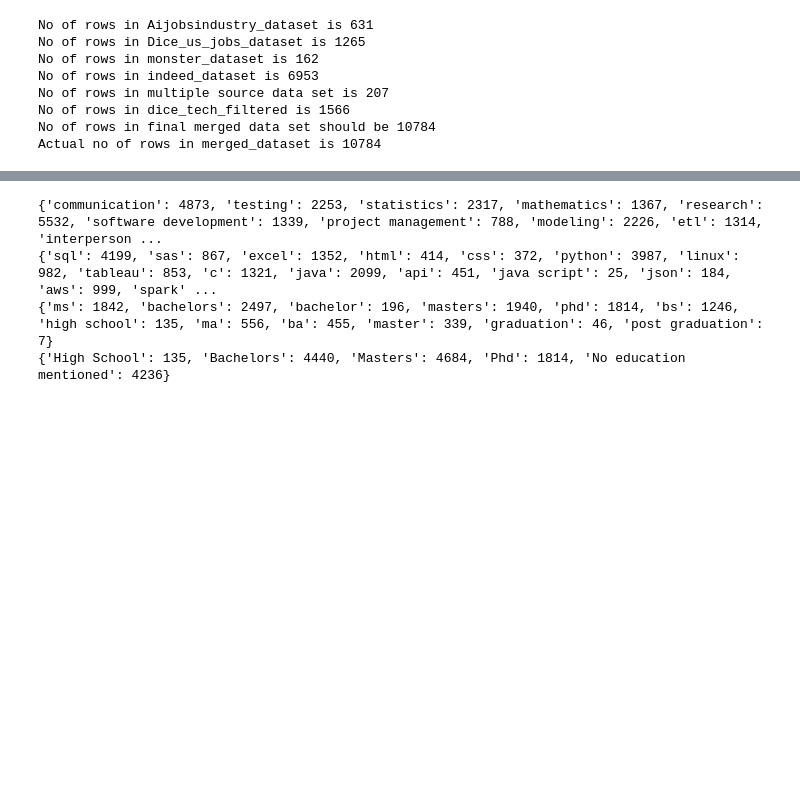
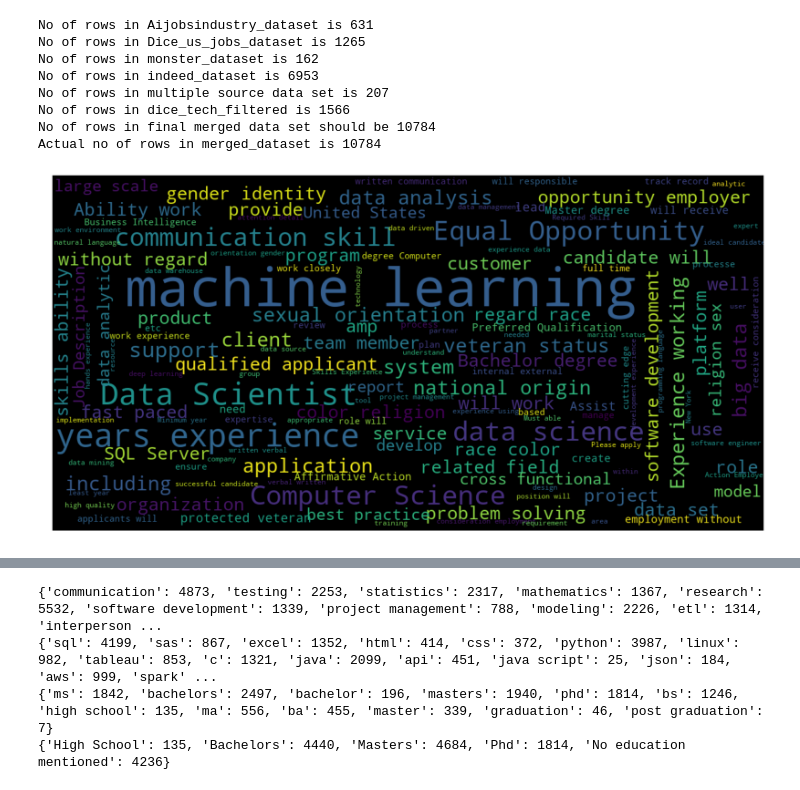
Before and after one commit to DataAnalyticsUCBX/Job_Analytics, a Jupyter notebook: Job_Analytics.ipynb, the cells around one changed output, grey strips where cells are left out. Cells and saved outputs as stored; diff of their text form; code cells hidden in the pictures; blank space fills up the shorter version.

```diff
--- a/Job_Analytics.ipynb
+++ b/Job_Analytics.ipynb
@@ -1,18 +1,22 @@
 # %%
 %matplotlib
 #%matplotlib inline
+%matplotlib inline
 import pandas as pd
 import numpy as np
 import matplotlib.pyplot as plt
 import os
 import re
-# import gmplot
-# from geopy.geocoders import Nominatim
-# import time
-# import gmaps
-# import gmaps.datasets
 import folium
+from wordcloud import WordCloud, STOPWORDS, ImageColorGenerator
+import squarify
 plt.style.use('ggplot')
+
+color = (65/255,174/255,189/255)
+treemap_size = (20,20)
+wordcloud_size = (30,15)
+barchart_size = (30,15)
+fontvalue = 20
 # %% [output]
 Using matplotlib backend: Qt5Agg
 # %%
@@ -62,0 +56,14 @@ count_for_state = count_for_state['Position']
+# %%
+"""Generate a word cloud from description column"""
+#create a long string from the description column to feed into wordcloud
+desc = merged_dataset['Description']
+desc = " ".join((str(x) for x in desc))
+#create the wordcloud using the string and add formating for size
+wordcloud = WordCloud(scale=3,relative_scaling=1).generate(desc)
+plt.figure(figsize=wordcloud_size)
+plt.imshow(wordcloud, interpolation='bilinear')
+plt.axis("off")
+plt.savefig("graphs/DescWordCloud.jpg")
+plt.show()
+# %% [output]
+[figure, added]
```
Also changed, not shown: parts of 9 cells of this notebook, 2 other files.
